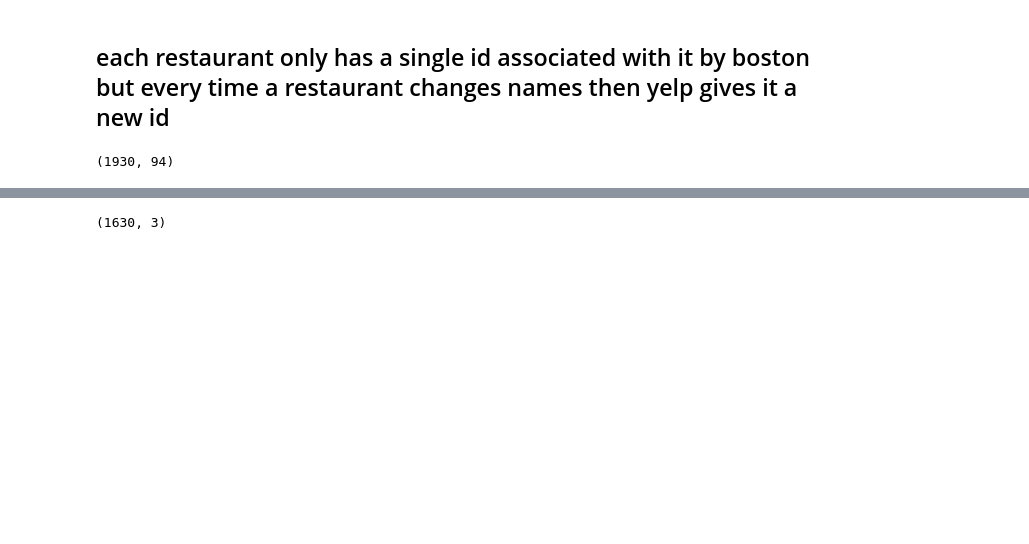
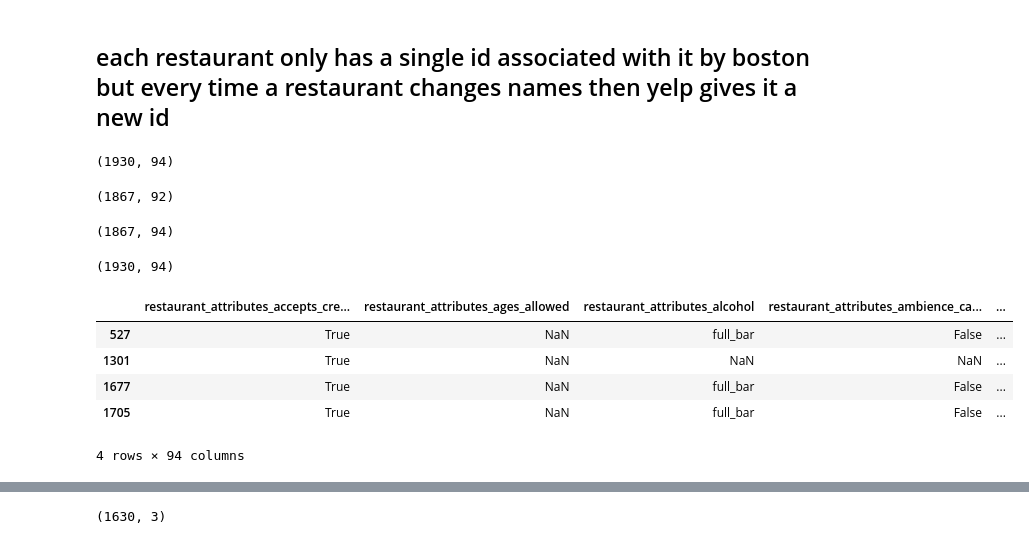
Before and after one commit to potatochip/kojak, a Jupyter notebook: feature_exploration-Copy1.ipynb, the cells around one changed output, grey strips where cells are left out. Drawn from its saved outputs; the diff is of its cells as text; code cells hidden in the pictures; blank space fills up the shorter version.

Commit message:
single rows matching submission file with review text flattened and no duplicate restaurant ids when mapping to boston

```diff
--- a/feature_exploration-Copy1.ipynb
+++ b/feature_exploration-Copy1.ipynb
@@ -73,0 +84,42 @@ restaurants.shape
+# %%
+df = restaurants
+df = easy_bools(df, 'restaurant_attributes_accepts_credit_cards')
+df = easy_bools(df, 'restaurant_attributes_byob')
+df = easy_bools(df, 'restaurant_attributes_by_appointment_only')
+df = easy_bools(df, 'restaurant_attributes_caters')
+df = easy_bools(df, 'restaurant_attributes_coat_check')
+df = easy_bools(df, 'restaurant_attributes_corkage')
+df = easy_bools(df, 'restaurant_attributes_delivery')
+df = easy_bools(df, 'restaurant_attributes_dietary_restrictions_dairy-free')
+df = easy_bools(df, 'restaurant_attributes_dietary_restrictions_gluten-free')
+df = easy_bools(df, 'restaurant_attributes_dietary_restrictions_halal')
+df = easy_bools(df, 'restaurant_attributes_dietary_restrictions_kosher')
+df = easy_bools(df, 'restaurant_attributes_dietary_restrictions_soy-free')
+df = easy_bools(df, 'restaurant_attributes_dietary_restrictions_vegan')
+df = easy_bools(df, 'restaurant_attributes_dietary_restrictions_vegetarian')
+df = easy_bools(df, 'restaurant_attributes_dogs_allowed')
+df = easy_bools(df, 'restaurant_attributes_drive-thr')
+df = easy_bools(df, 'restaurant_attributes_good_for_dancing')
+df = easy_bools(df, 'restaurant_attributes_good_for_groups')
+df = easy_bools(df, 'restaurant_attributes_good_for_breakfast')
+df = easy_bools(df, 'restaurant_attributes_good_for_brunch')
+df = easy_bools(df, 'restaurant_attributes_good_for_dessert')
+df = easy_bools(df, 'restaurant_attributes_good_for_dinner')
+df = easy_bools(df, 'restaurant_attributes_good_for_latenight')
+df = easy_bools(df, 'restaurant_attributes_good_for_lunch')
+df = easy_bools(df, 'restaurant_attributes_good_for_kids')
+df = easy_bools(df, 'restaurant_attributes_happy_hour')
+df = easy_bools(df, 'restaurant_attributes_has_tv')
+df = easy_bools(df, 'restaurant_attributes_open_24_hours')
+df = easy_bools(df, 'restaurant_attributes_order_at_counter')
+df = easy_bools(df, 'restaurant_attributes_outdoor_seating')
+df = easy_bools(df, 'restaurant_attributes_payment_types_amex')
+df = easy_bools(df, 'restaurant_attributes_payment_types_cash_only')
+df = easy_bools(df, 'restaurant_attributes_payment_types_discover')
+df = easy_bools(df, 'restaurant_attributes_payment_types_mastercard')
+df = easy_bools(df, 'restaurant_attributes_payment_types_visa')
+df = easy_bools(df, 'restaurant_attributes_take-out')
+df = easy_bools(df, 'restaurant_attributes_takes_reservations')
+df = easy_bools(df, 'restaurant_attributes_waiter_service')
+df = easy_bools(df, 'restaurant_attributes_wheelchair_accessible')
+restaurants = df
@@ -73,0 +130,4 @@ restaurants.shape
+# %%
+new.shape
+# %% [output]
+(1867, 92)
@@ -73,0 +136,17 @@ restaurants.shape
+# %%
+final.shape
+# %% [output]
+(1867, 94)
+# %%
+restaurants.shape
+# %% [output]
+(1930, 94)
+# %%
+restaurants[restaurants.restaurant_id == 'JBEyR138']
+# %% [output]
+|  | restaurant_attributes_accepts_cre... | restaurant_attributes_ages_allowed | restaurant_attributes_alcohol | restaurant_attributes_ambience_ca... | ... |
+| 527 | True | NaN | full_bar | False | ... |
+| 1301 | True | NaN | NaN | NaN | ... |
+| 1677 | True | NaN | full_bar | False | ... |
+| 1705 | True | NaN | full_bar | False | ... |
+4 rows × 94 columns
```
Also changed, not shown: parts of 56 cells of this notebook, 11 other files.
